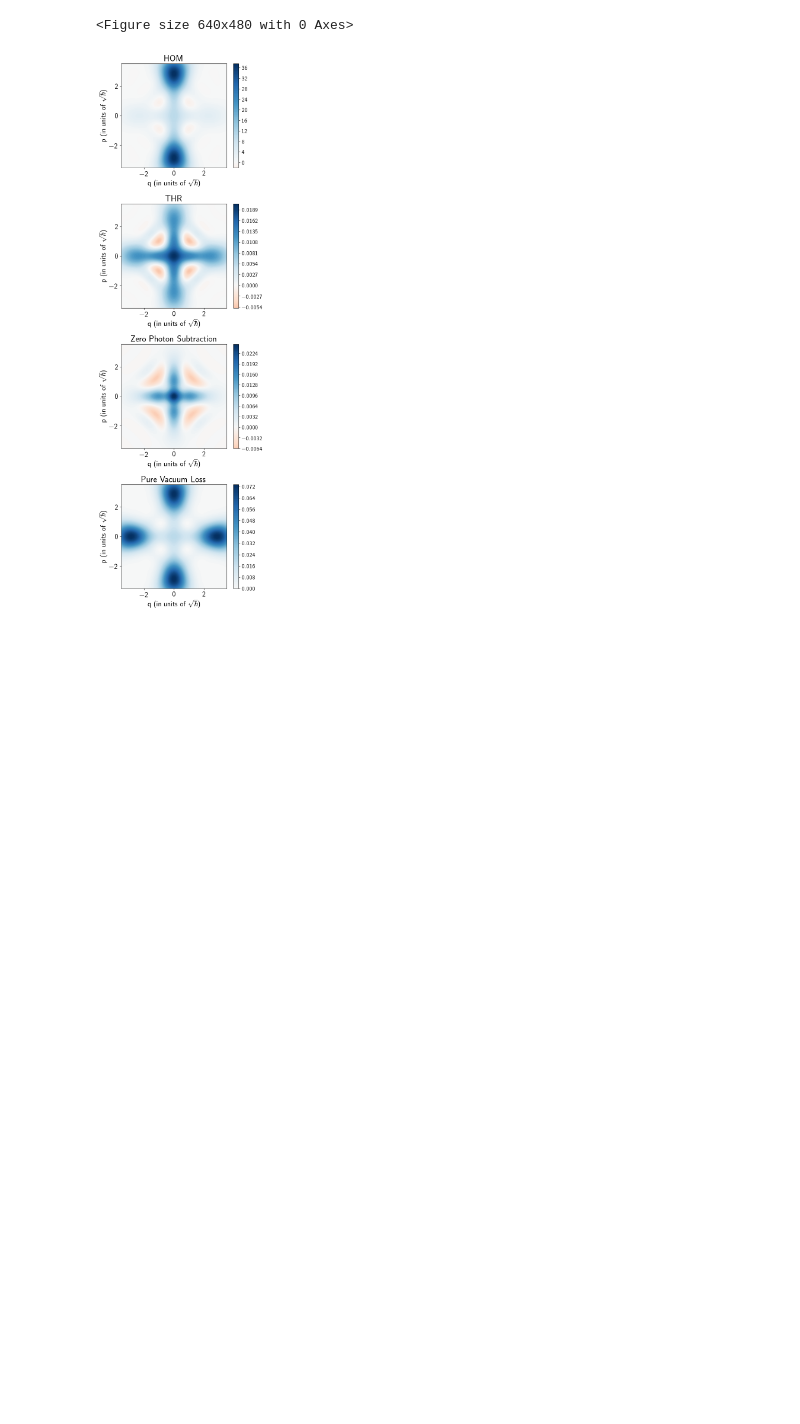
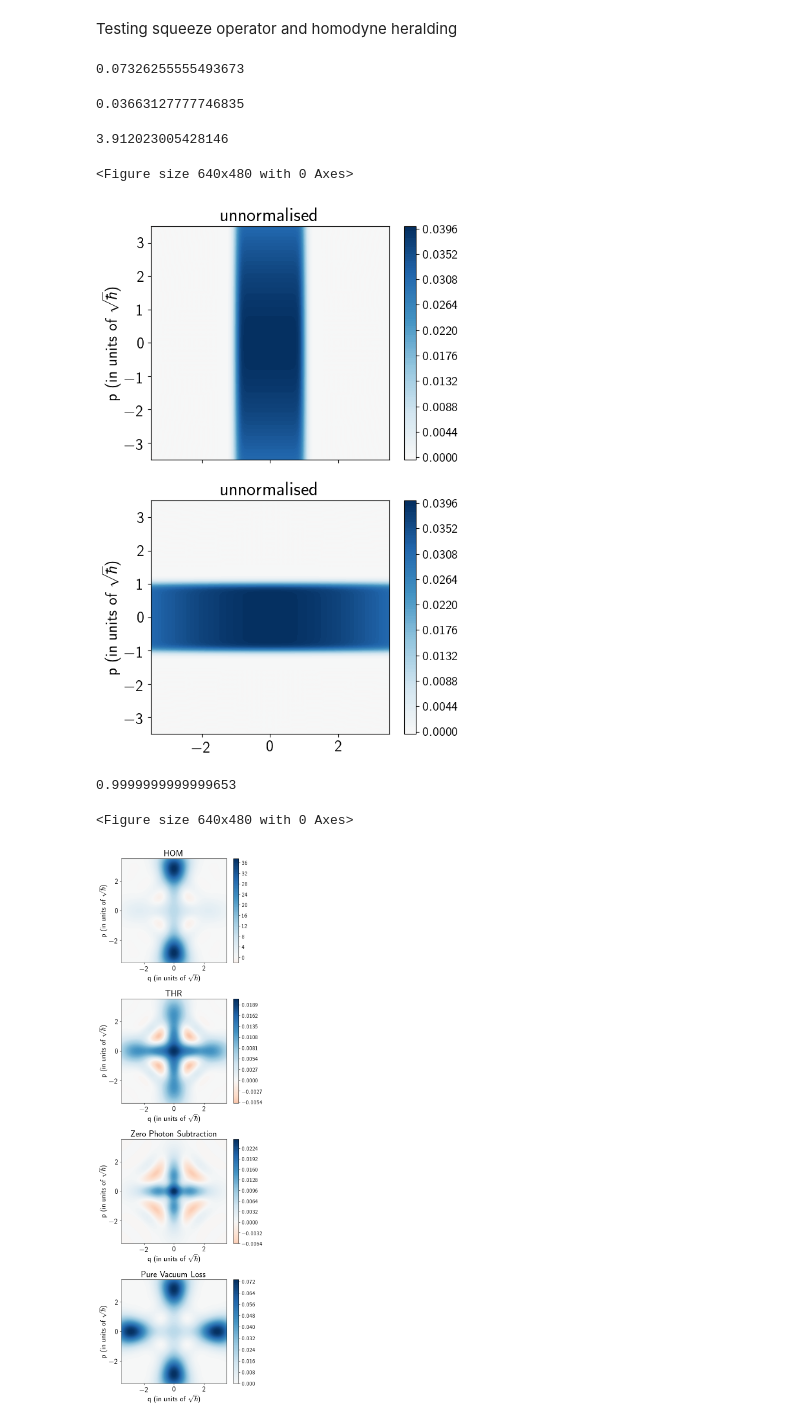
Before and after one commit to saurabh-shringarpure/ThrHomHet, a Jupyter notebook: bincode.ipynb, the cells around one changed output. Saved outputs shown, nothing was run; the diff lists cells and outputs as text; code cells hidden in the pictures; blank space fills up the shorter version.

```diff
--- a/bincode.ipynb
+++ b/bincode.ipynb
@@ -168,7 +168,11 @@ def homodyne(mu, center, Delta, points):
     mu = 0: x = q;
     mu = 1: x = p"""
     dx      = Delta/(points-1)
-    return dx * sum( [ Pi_x_density(x, mu) for x in np.linspace(center-Delta/2,center+Delta/2, points) ] )
+    # return dx * sum( [ Pi_x_density(x, mu) for x in np.linspace(center-Delta/2,center+Delta/2, points) ] )
+    v       = dx
+    z       = -0.5*np.log(2* v) # for variance of the squeezed state to be 2e-4, the same choice as strawberry fields gaussian backend
+    sqvac   = squeeze(N, ((1j)**(2*mu))*z)*fock(N, 0)
+    return (1/points) * sum( [ ket2dm(displace(N, ((1j)**mu)*x/np.sqrt(2))*sqvac) for x in np.linspace(center-Delta/2,center+Delta/2, points) ] )
 
 def HOM(psi, T, eta, center, Delta, points):
     """Perform homodyne measurement in the auxiliary mode after mixing the input with vacuum on a T:1-T beasmplitter.
@@ -249,3 +251,63 @@ Logical plus state
+# %% [markdown]
+Testing squeeze operator and homodyne heralding
+# %%
+np.exp(-2*(2 - np.log(2)))
+# %% [output]
+0.07326255555493673
+# %%
+(1/2)*math.exp((-2)*(-(1/2)*math.log(4*math.exp(-4))))
+# %% [output]
+0.03663127777746835
+# %%
+v       = 2e-4
+s       = 1/ (2*v)
+z       = (math.log(s))/2
+z
+# %% [output]
+3.912023005428146
+# %%
+# Displaced Sqeezed state --> approximate x eigenstates
+N       = 300
+v       = 5e-3
+# s       = 1/ (2*v)
+# z       = math.log(math.sqrt(s))
+center  = 0
+Delta   = 2
+dx      = 2*v
+
+points   = pts(Delta, dx)
+
+psi0     = homodyne(0, center, Delta, points)
+psi1     = homodyne(1, center, Delta, points)
+# sqvac   = squeeze(N, -z)*fock(N, 0)
+# psi2     = (1/points) * sum( [ ket2dm(displace(N, 1j*x/np.sqrt(2))*sqvac) for x in np.linspace(center-Delta/2,center+Delta/2, points) ] )
+# %%
+
+#Plotting
+limi    = 3.5
+rang    = 100
+xvec    = np.linspace(-limi, limi, rang)
+W       = [wigner(psi0, xvec, xvec),wigner(psi1, xvec, xvec)]
+
+plt.figure(dpi=100)
+cols    = 1
+rows    = len(W)
+fig, axes = plt.subplots(rows, cols, figsize=(scale*5*cols,scale*3.75*rows), sharex=True)
+nrm     = [mpl.colors.Normalize(-W[i].max(), W[i].max()) for i in range(len(W))]
+plots   = [axes[i].contourf(xvec, xvec, W[i], 100, cmap=cm.RdBu, norm=nrm[i]) for i in range(len(W))]
+axes[0].set(title = f"unnormalised",  ylabel = f'p (in units of  $\sqrt\hbar$)' )
+axes[1].set(title = f"unnormalised",  ylabel = f'p (in units of  $\sqrt\hbar$)' )
+cb      = [fig.colorbar(plots[i], ax=axes[i]) for i in range(len(W))]
+[cb[i].ax.tick_params(labelsize = scale*12) for i in range(len(W))]
+fig.tight_layout()
+plt.show()
+# %% [output]
+<Figure size 640x480 with 0 Axes>
+[figure, added]
+# %%
+psi.tr()
+# %% [output]
+0.9999999999999653
 # %%
 # Results
 T       = 0.5
```
Also changed, not shown: parts of 7 cells of this notebook.
